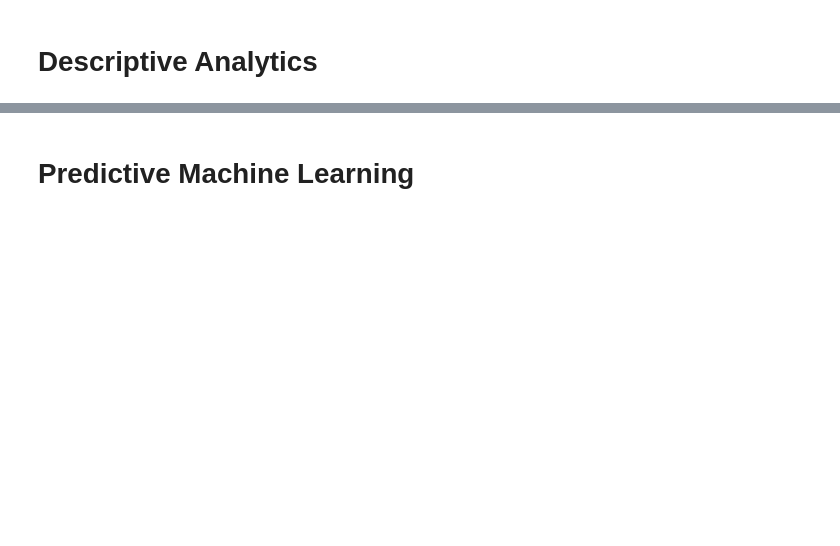
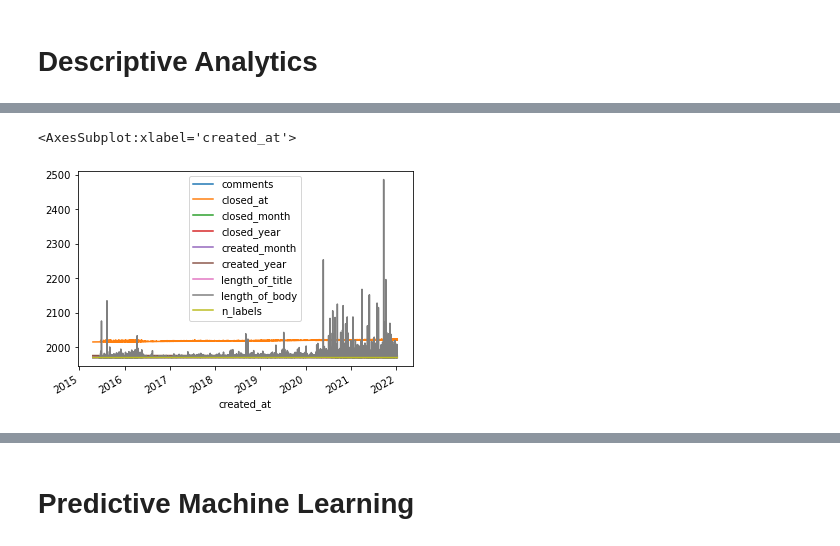
Before and after one commit to AmirZahre/Github_Org_Repo_Analysis, a Jupyter notebook: astronomer_internship_takehome.ipynb, the cells around one changed output, grey strips where cells are left out. Saved outputs shown, nothing was run; the diff lists cells and outputs as text; code cells hidden in the pictures; blank space fills up the shorter version.

```diff
--- a/astronomer_internship_takehome.ipynb
+++ b/astronomer_internship_takehome.ipynb
@@ -247,0 +321,5 @@ df
+# %%
+df.plot(x='created_at')
+# %% [output]
+<AxesSubplot:xlabel='created_at'>
+[figure, added]
```
Also changed, not shown: parts of 12 cells of this notebook.
